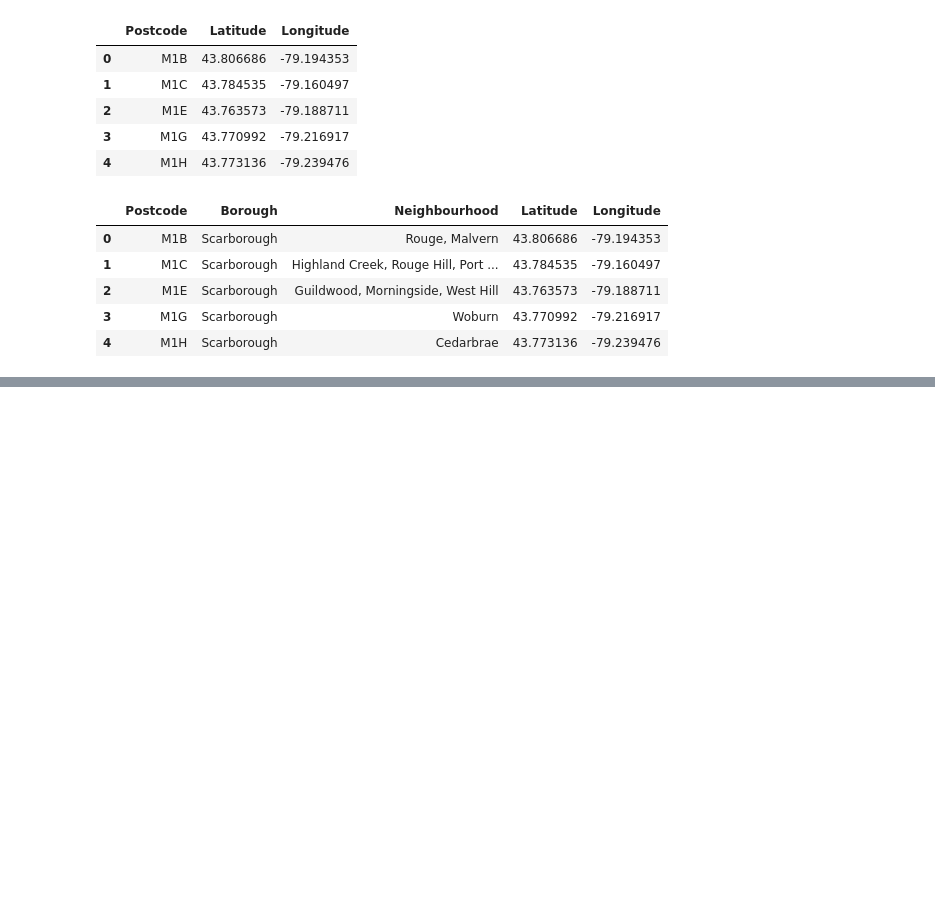
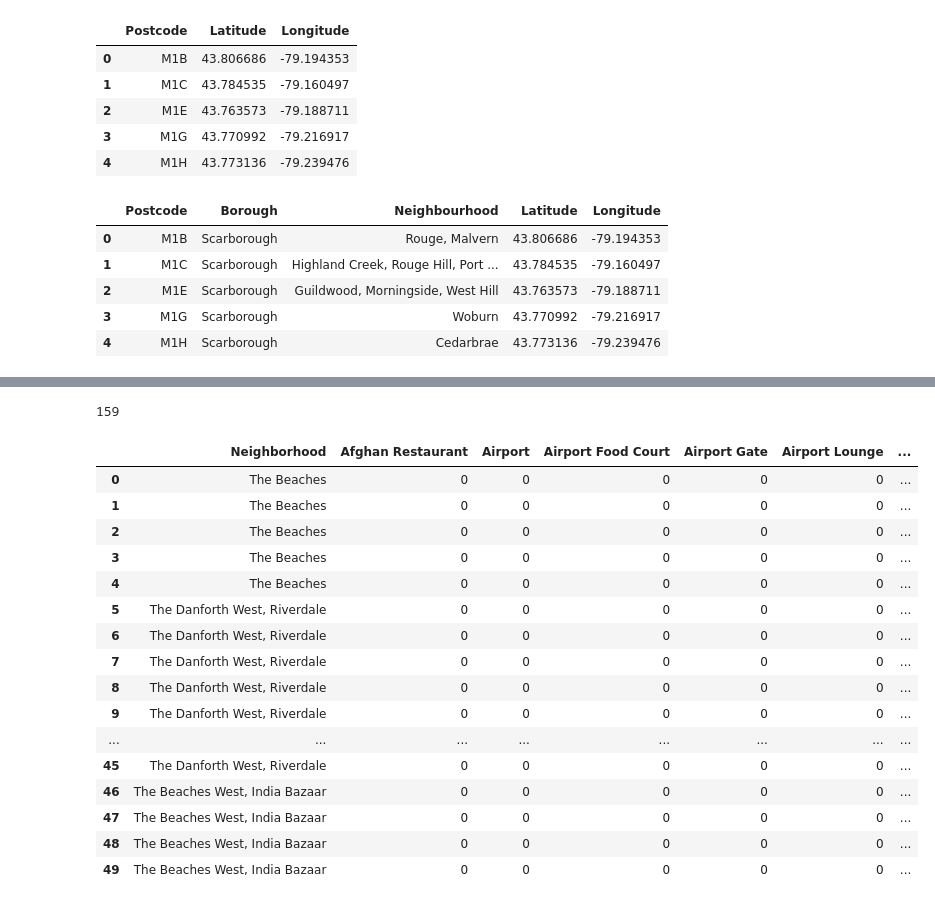
Before and after one commit to gtm1235/IBM_DS_Capstone, a Jupyter notebook: toronto_website_cluster_geocode.ipynb, the cells around one changed output, grey strips where cells are left out. Drawn from its saved outputs; the diff is of its cells as text; code cells hidden in the pictures; blank space fills up the shorter version.

Commit message:
Update toronto_website_cluster_geocode.ipynb
Final submission for week three Capstone Project IBM Data Science

```diff
--- a/toronto_website_cluster_geocode.ipynb
+++ b/toronto_website_cluster_geocode.ipynb
@@ -194,0 +282,18 @@ merged_df.head()
+# %%
+#add url descriptors
+radius=500
+LIMIT=100
+search_query=''
+
+url = 'https://api.foursquare.com/v2/venues/explore?&client_id={}&client_secret={}&v={}&ll={},{}&radius={}&limit={}'.format(
+    CLIENT_ID,
+    CLIENT_SECRET,
+    VERSION,
+    neighborhood_latitude,
+    neighborhood_longitude,
+    radius,
+    LIMIT)
+# %%
+#Check Results
+results = requests.get(url).json()
+results
@@ -194,0 +370,4 @@ merged_df.head()
+# %%
+#rename_df
+toronto_data = df_tor_fil[:]
+toronto_data.head()
@@ -194,0 +381,6 @@ merged_df.head()
+# %%
+#Create dataframe of toronto venues for neighborhoods
+toronto_venues = getNearbyVenues(names=toronto_data['Neighbourhood'],
+                                   latitudes=toronto_data['Latitude'],
+                                   longitudes=toronto_data['Longitude']
+                                  )
@@ -194,0 +435,33 @@ merged_df.head()
+# %%
+# one hot encoding
+toronto_onehot = pd.get_dummies(toronto_venues[['Venue Category']], prefix="", prefix_sep="")
+
+# add neighborhood column back to dataframe
+toronto_onehot['Neighborhood'] = toronto_venues['Neighborhood']
+
+# move neighborhood column to the first column
+index_nb = toronto_onehot.columns.get_loc("Neighborhood")
+print(index_nb)
+fixed_columns = ['Neighborhood'] + list(toronto_onehot.columns[:index_nb]) + list(toronto_onehot.columns[(index_nb+1):])
+toronto_onehot = toronto_onehot[fixed_columns]
+
+toronto_onehot.head(50)
+# %% [output]
+159
+|  | Neighborhood | Afghan Restaurant | Airport | Airport Food Court | Airport Gate | Airport Lounge | ... |
+| 0 | The Beaches | 0 | 0 | 0 | 0 | 0 | ... |
+| 1 | The Beaches | 0 | 0 | 0 | 0 | 0 | ... |
+| 2 | The Beaches | 0 | 0 | 0 | 0 | 0 | ... |
+| 3 | The Beaches | 0 | 0 | 0 | 0 | 0 | ... |
+| 4 | The Beaches | 0 | 0 | 0 | 0 | 0 | ... |
+| 5 | The Danforth West, Riverdale | 0 | 0 | 0 | 0 | 0 | ... |
+| 6 | The Danforth West, Riverdale | 0 | 0 | 0 | 0 | 0 | ... |
+| 7 | The Danforth West, Riverdale | 0 | 0 | 0 | 0 | 0 | ... |
+| 8 | The Danforth West, Riverdale | 0 | 0 | 0 | 0 | 0 | ... |
+| 9 | The Danforth West, Riverdale | 0 | 0 | 0 | 0 | 0 | ... |
+| ... | ... | ... | ... | ... | ... | ... | ... |
+| 45 | The Danforth West, Riverdale | 0 | 0 | 0 | 0 | 0 | ... |
+| 46 | The Beaches West, India Bazaar | 0 | 0 | 0 | 0 | 0 | ... |
+| 47 | The Beaches West, India Bazaar | 0 | 0 | 0 | 0 | 0 | ... |
+| 48 | The Beaches West, India Bazaar | 0 | 0 | 0 | 0 | 0 | ... |
+| 49 | The Beaches West, India Bazaar | 0 | 0 | 0 | 0 | 0 | ... |
```
Also changed, not shown: parts of 24 cells of this notebook.
